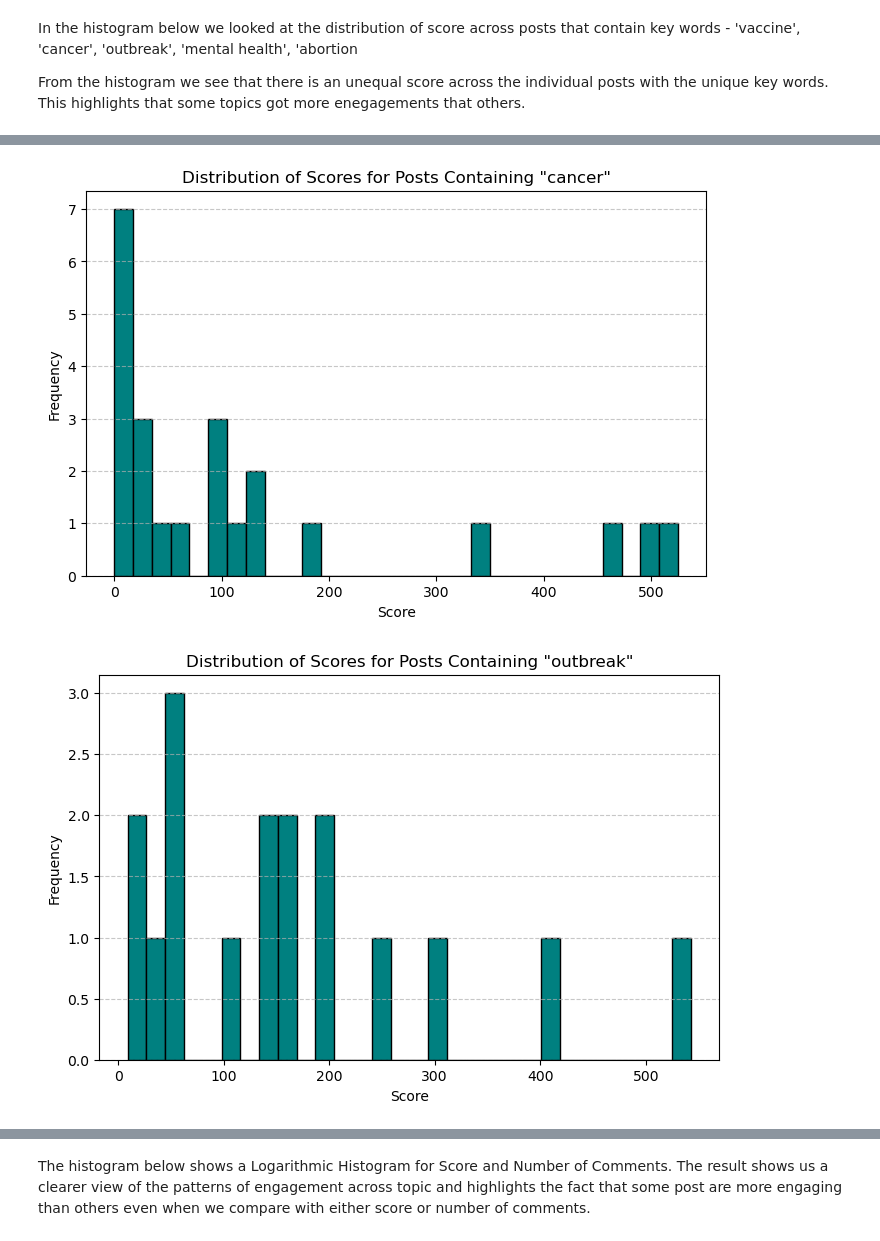
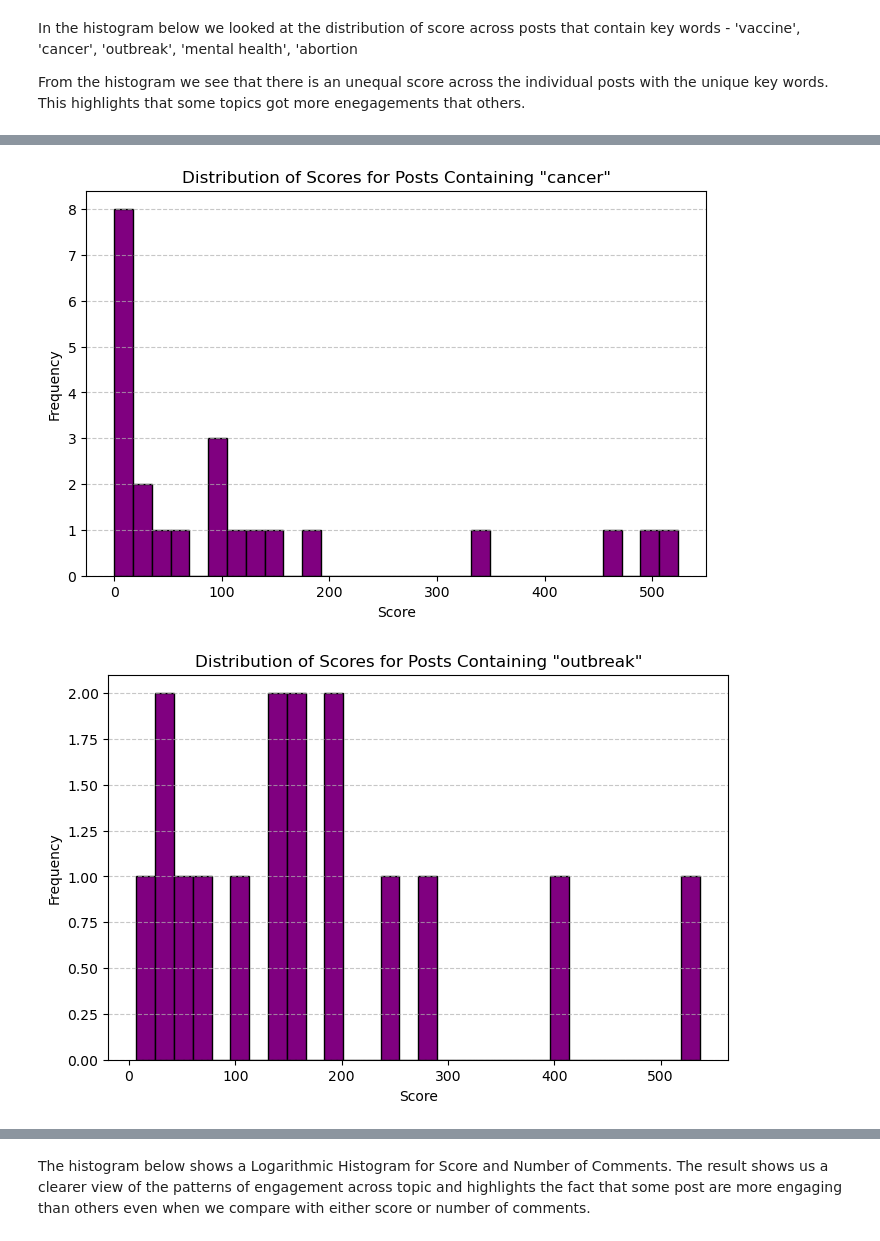
Before and after one commit to Olayemi-cloud/jh24993_EMATM0048---Python-Project, a Jupyter notebook: jh24993_EMATM0048_Q2.ipynb, the cells around one changed output, grey strips where cells are left out. Saved outputs shown, nothing was run; the diff lists cells and outputs as text; code cells hidden in the pictures.

```diff
--- a/jh24993_EMATM0048_Q2.ipynb
+++ b/jh24993_EMATM0048_Q2.ipynb
@@ -459,9 +433,10 @@ From the histogram we see that there is an unequal score across the individual p
 keywords = ['vaccine', 'cancer', 'outbreak', 'mental health', 'abortion']
 
 for keyword in keywords:
-    keyword_data =clean_data[clean_data['clean_title_1'].str.contains(keyword, case=False, na=False)]
+    keyword_data =clean_data[clean_data['clean_title'].str.contains(keyword, case=False, na=False)]
+
     plt.figure(figsize=(8, 5))
-    plt.hist(keyword_data['score'], bins=30, color='teal', edgecolor='black')
+    plt.hist(keyword_data['score'], bins=30, color='purple', edgecolor='black')
     plt.title(f'Distribution of Scores for Posts Containing "{keyword}"')
     plt.xlabel('Score')
     plt.ylabel('Frequency')
@@ -472,2 +447,2 @@ for keyword in keywords:
-[figure, old version]
+[figure, new version]
-[figure, old version]
+[figure, new version]
```
Also changed, not shown: parts of 76 cells of this notebook.
